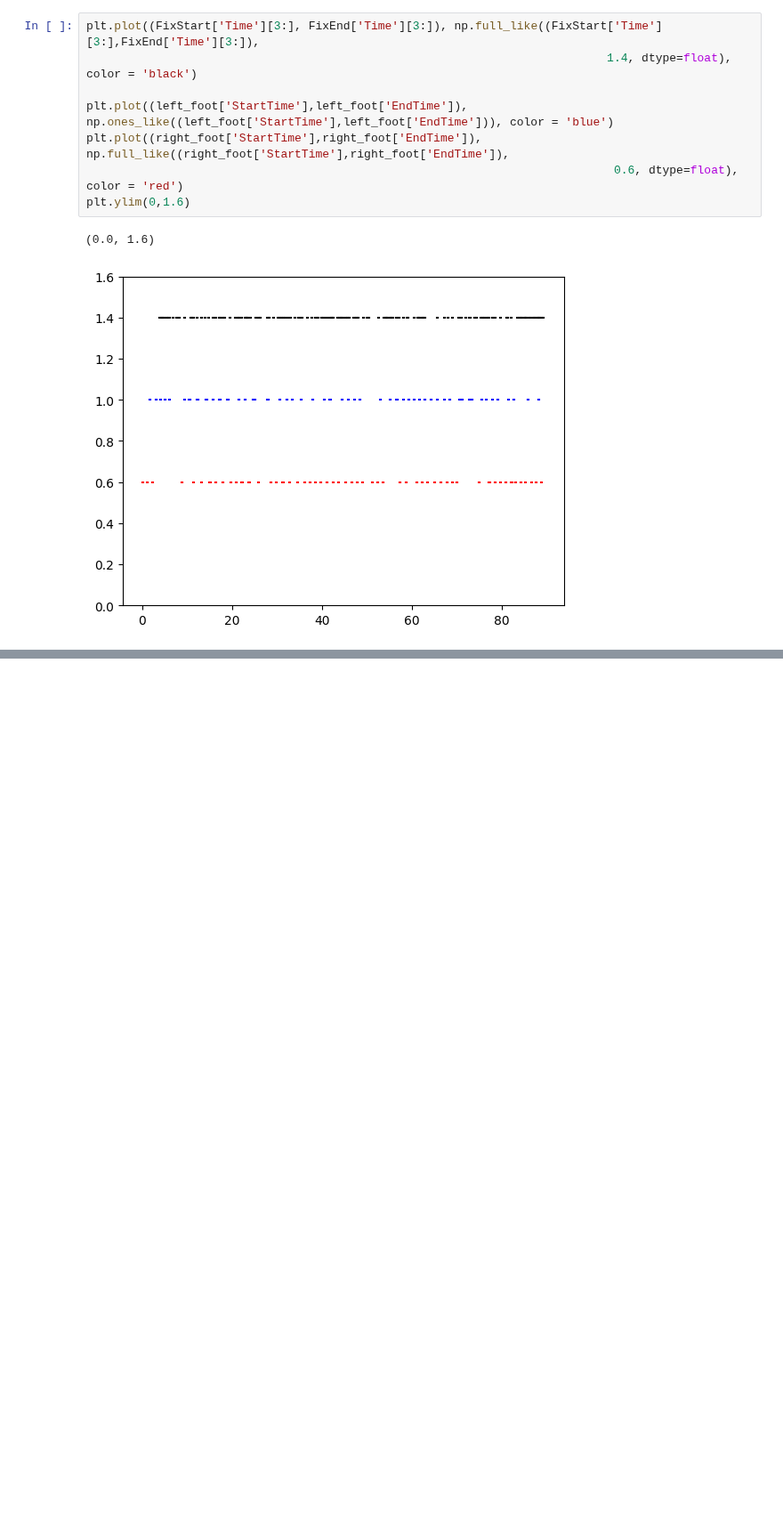
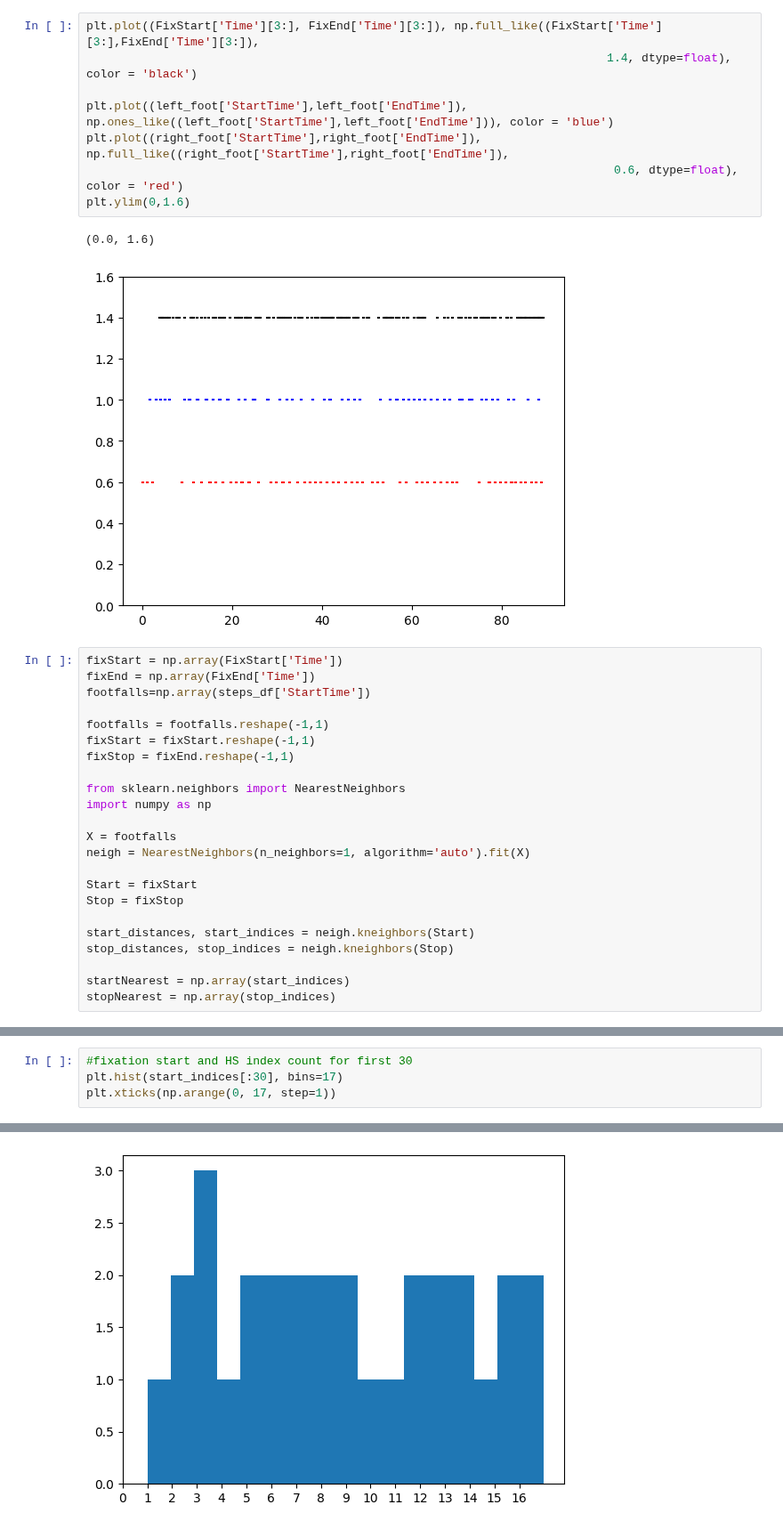
Before and after one commit to BonnenLab/visualize-skelly-laser-environment, a Jupyter notebook: fixations-vs-feet.ipynb, the cells around one changed output, grey strips where cells are left out. Shown at 89% size. Drawn from its saved outputs; the diff is of its cells as text; blank space fills up the shorter version.

```diff
--- a/fixations-vs-feet.ipynb
+++ b/fixations-vs-feet.ipynb
@@ -116,3 +95,26 @@ plt.ylim(0,1.6)
 # %% [output]
 (0.0, 1.6)
 [figure]
+# %%
+fixStart = np.array(FixStart['Time'])
+fixEnd = np.array(FixEnd['Time'])
+footfalls=np.array(steps_df['StartTime'])
+
+footfalls = footfalls.reshape(-1,1)
+fixStart = fixStart.reshape(-1,1)
+fixStop = fixEnd.reshape(-1,1)
+
+from sklearn.neighbors import NearestNeighbors
+import numpy as np
+
+X = footfalls
+neigh = NearestNeighbors(n_neighbors=1, algorithm='auto').fit(X)
+
+Start = fixStart
+Stop = fixStop
+
+start_distances, start_indices = neigh.kneighbors(Start)
+stop_distances, stop_indices = neigh.kneighbors(Stop)
+
+startNearest = np.array(start_indices)
+stopNearest = np.array(stop_indices)
@@ -118,0 +154,5 @@ plt.ylim(0,1.6)
+# %%
+#fixation start and HS index count for first 30
+plt.hist(start_indices[:30], bins=17)
+plt.xticks(np.arange(0, 17, step=1))
+# %% [output]
@@ -118,0 +176 @@ plt.ylim(0,1.6)
+[figure, added]
```
Also changed, not shown: parts of 9 cells of this notebook.
